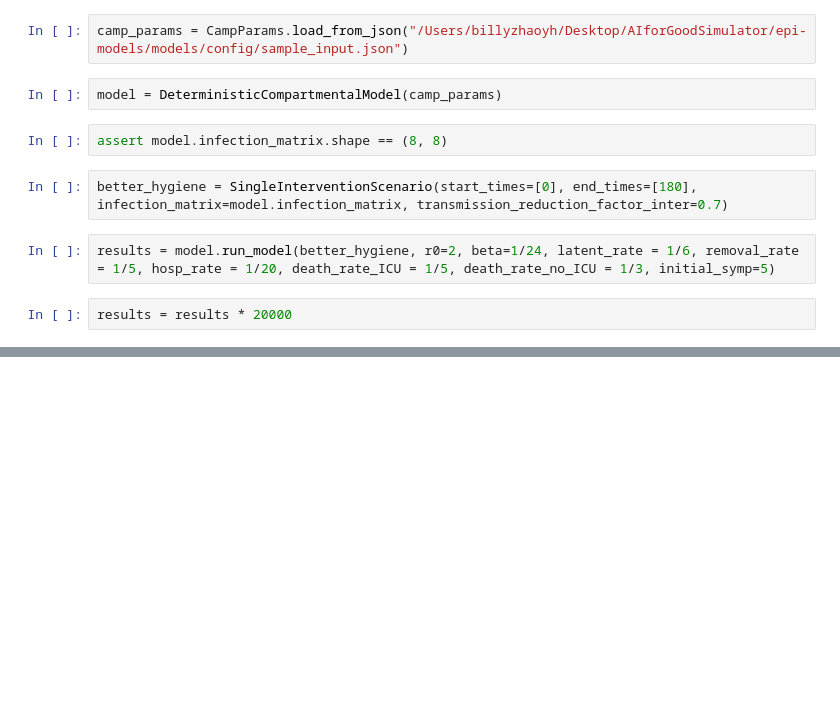
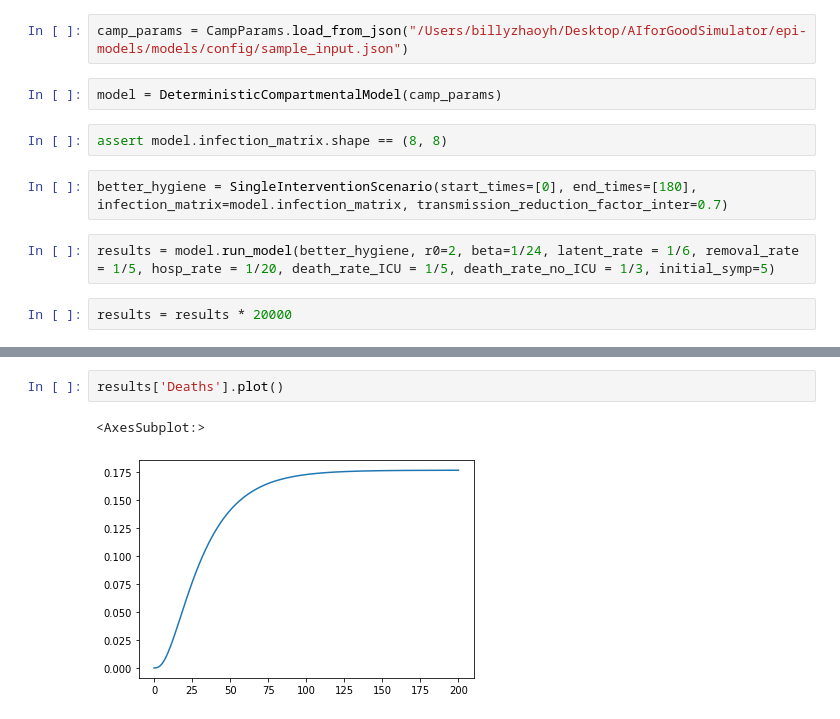
Before and after one commit to abbaasalif/epi-models, a Jupyter notebook: compartmental_model_demo.ipynb, the cells around one changed output, grey strips where cells are left out. Cells and saved outputs as stored; diff of their text form; blank space fills up the shorter version.

```diff
--- a/compartmental_model_demo.ipynb
+++ b/compartmental_model_demo.ipynb
@@ -36,0 +25,5 @@ No ICU Care:0.0
+# %%
+results['Deaths'].plot()
+# %% [output]
+<AxesSubplot:>
+[figure, added]
```
Also changed, not shown: parts of 10 cells of this notebook, 2 other files.
